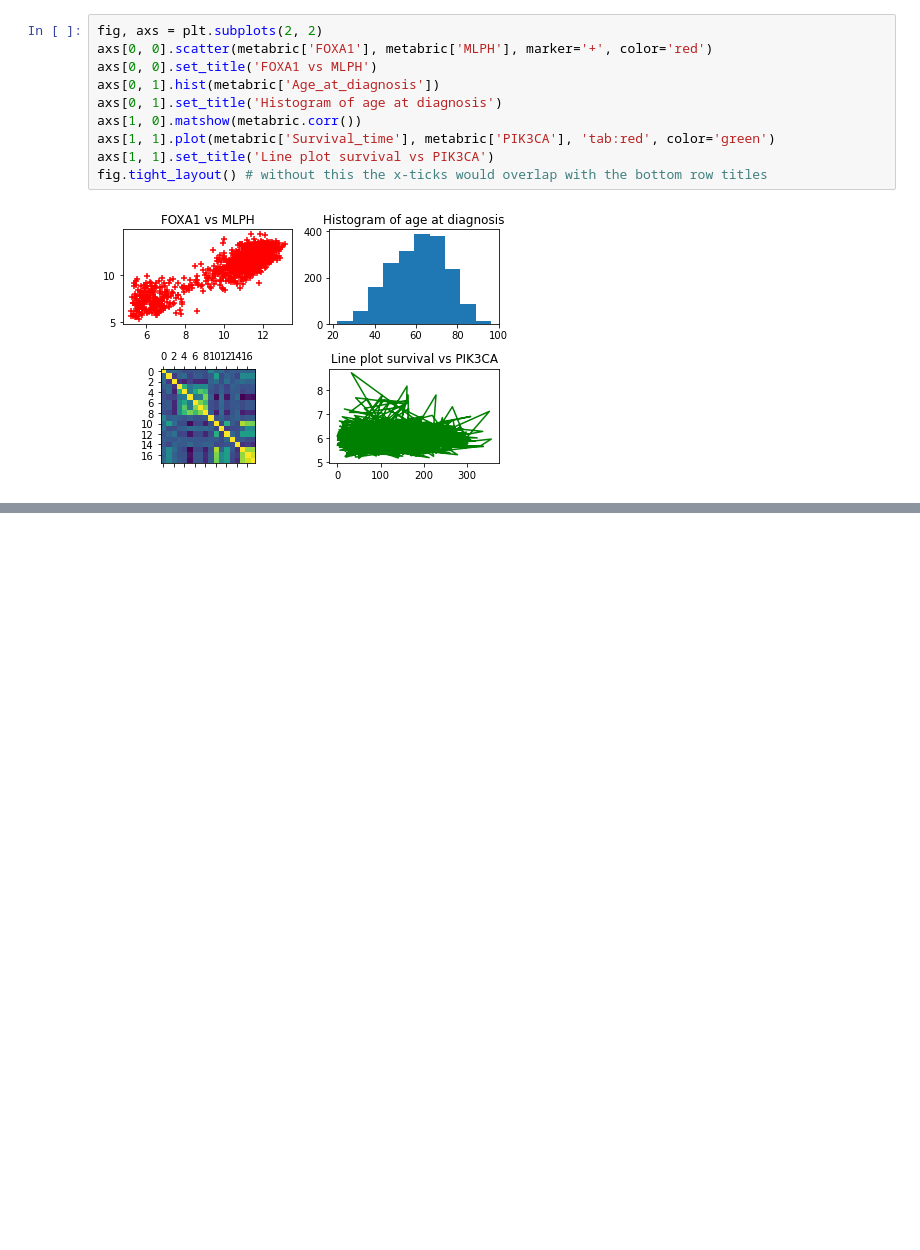
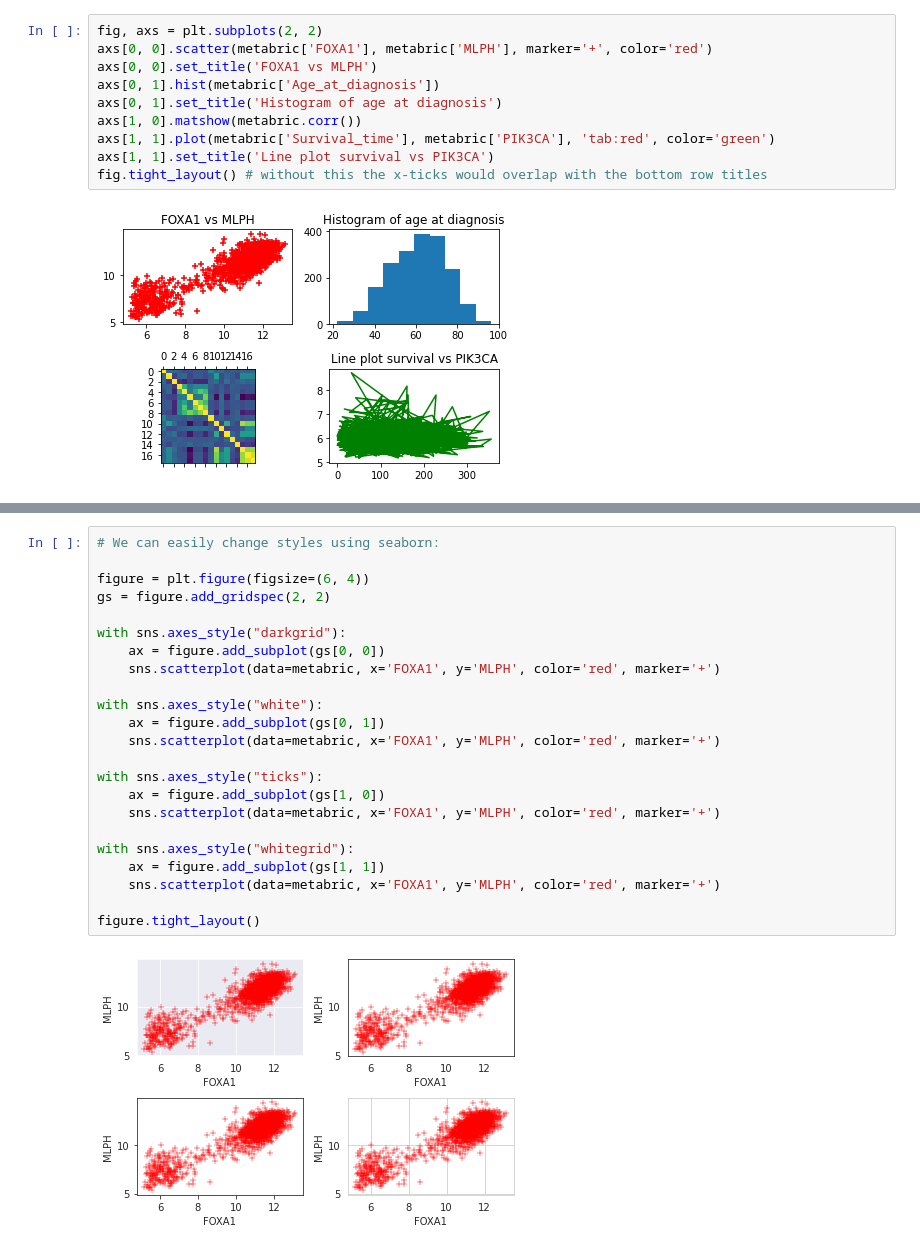
Before and after one commit to jharrymoore/intermediate_python, a Jupyter notebook: completed_notebooks/week3_solution.ipynb, the cells around one changed output, grey strips where cells are left out. Saved outputs shown, nothing was run; the diff lists cells and outputs as text; blank space fills up the shorter version.

```diff
--- a/completed_notebooks/week3_solution.ipynb
+++ b/completed_notebooks/week3_solution.ipynb
@@ -129,0 +137,25 @@ Let's see how `seaborn` can be used as a wrapper around matplotlib to extend the
+# %%
+# We can easily change styles using seaborn:
+
+figure = plt.figure(figsize=(6, 4))
+gs = figure.add_gridspec(2, 2)
+
+with sns.axes_style("darkgrid"):
+    ax = figure.add_subplot(gs[0, 0])
+    sns.scatterplot(data=metabric, x='FOXA1', y='MLPH', color='red', marker='+')
+
+with sns.axes_style("white"):
+    ax = figure.add_subplot(gs[0, 1])
+    sns.scatterplot(data=metabric, x='FOXA1', y='MLPH', color='red', marker='+')
+
+with sns.axes_style("ticks"):
+    ax = figure.add_subplot(gs[1, 0])
+    sns.scatterplot(data=metabric, x='FOXA1', y='MLPH', color='red', marker='+')
+
+with sns.axes_style("whitegrid"):
+    ax = figure.add_subplot(gs[1, 1])
+    sns.scatterplot(data=metabric, x='FOXA1', y='MLPH', color='red', marker='+')
+
+figure.tight_layout()
+# %% [output]
+[figure, added]
```
Also changed, not shown: parts of 21 cells of this notebook, 1 other file.
